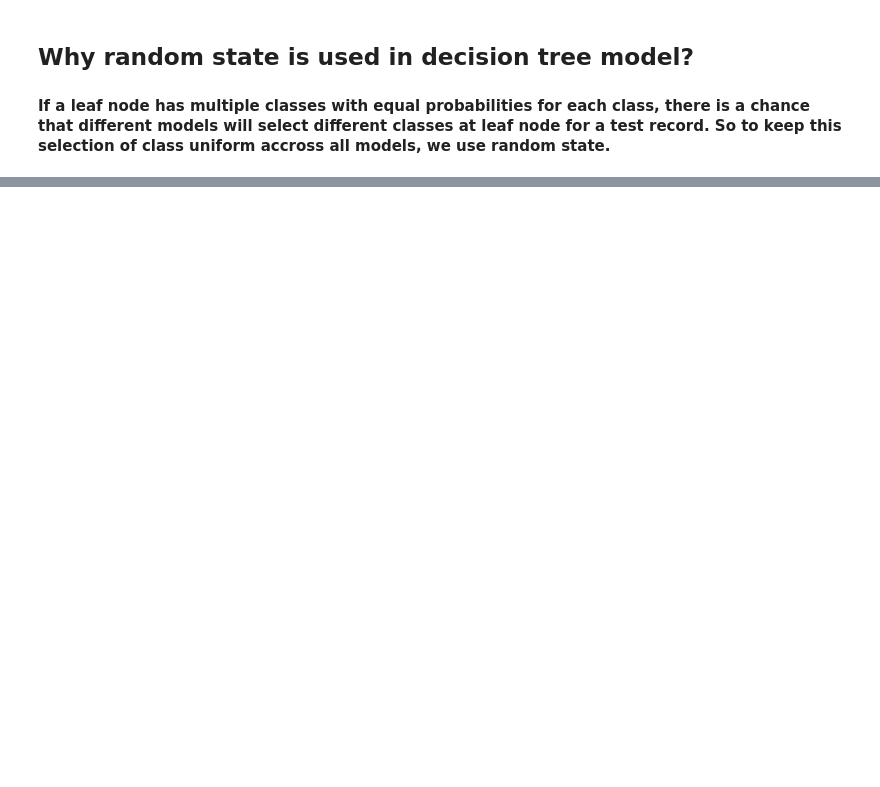
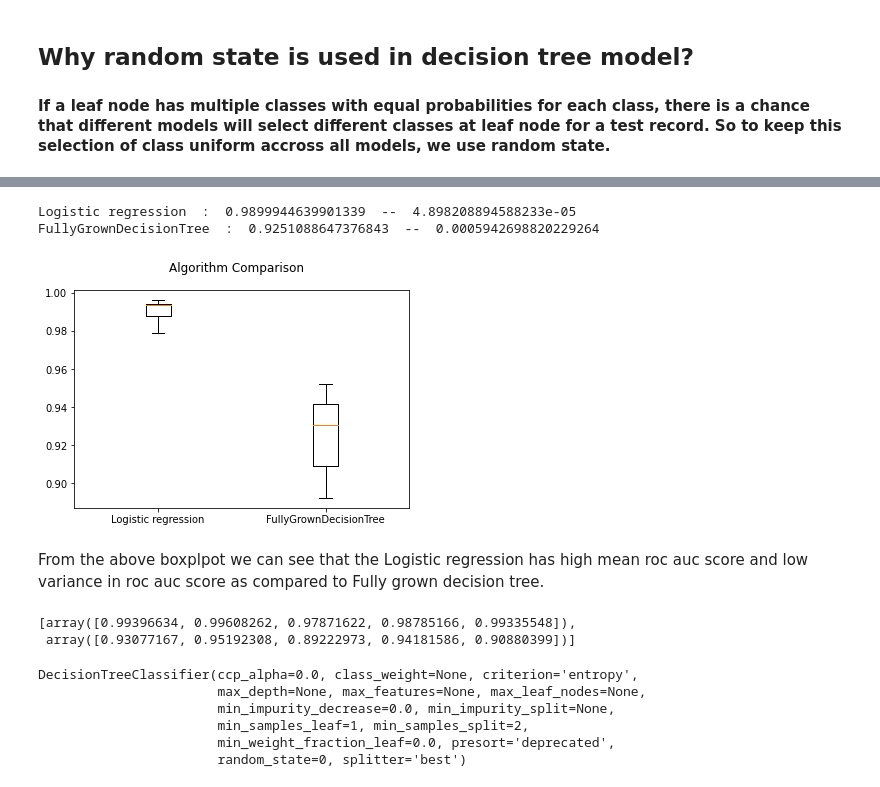
Before and after one commit to pratikasarkar/Supervised-Learning---Classification, a Jupyter notebook: Classification_Basics.ipynb, the cells around one changed output, grey strips where cells are left out. Cells and saved outputs as stored; diff of their text form; code cells hidden in the pictures; blank space fills up the shorter version.

```diff
--- a/Classification_Basics.ipynb
+++ b/Classification_Basics.ipynb
@@ -911,0 +922,47 @@ y = df_bc['diagnosis']
+# %%
+import warnings
+warnings.filterwarnings('ignore')
+from sklearn.tree import DecisionTreeClassifier
+from sklearn.model_selection import KFold,cross_val_score
+LR = LogisticRegression()
+DT = DecisionTreeClassifier(criterion = 'entropy',random_state = 0)
+# %%
+models = []
+models.append(('Logistic regression',LR))
+models.append(('FullyGrownDecisionTree',DT))
+# %%
+results = []
+names = []
+for name, model in models:
+  kfold = KFold(n_splits = 5,random_state = 0,shuffle = True)
+  cv_results = cross_val_score(model,X,y,cv = kfold,scoring='roc_auc')
+  results.append(cv_results)
+  names.append(name)
+  print(name,' : ',np.mean(cv_results),' -- ',np.var(cv_results,ddof = 1))
+
+fig = plt.figure()
+fig.suptitle('Algorithm Comparison')
+ax = fig.add_subplot(111)
+plt.boxplot(results)
+ax.set_xticklabels(names)
+plt.show()
+# %% [output]
+Logistic regression  :  0.9899944639901339  --  4.898208894588233e-05
+FullyGrownDecisionTree  :  0.9251088647376843  --  0.0005942698820229264
+[figure, added]
+# %% [markdown]
+From the above boxplpot we can see that the Logistic regression has high mean roc auc score and low variance in roc auc score as compared to Fully grown decision tree.
+# %%
+results
+# %% [output]
+[array([0.99396634, 0.99608262, 0.97871622, 0.98785166, 0.99335548]),
+ array([0.93077167, 0.95192308, 0.89222973, 0.94181586, 0.90880399])]
+# %%
+DT.fit(X,y)
+# %% [output]
+DecisionTreeClassifier(ccp_alpha=0.0, class_weight=None, criterion='entropy',
+                       max_depth=None, max_features=None, max_leaf_nodes=None,
+                       min_impurity_decrease=0.0, min_impurity_split=None,
+                       min_samples_leaf=1, min_samples_split=2,
+                       min_weight_fraction_leaf=0.0, presort='deprecated',
+                       random_state=0, splitter='best')
```
Also changed, not shown: parts of 10 cells of this notebook.
